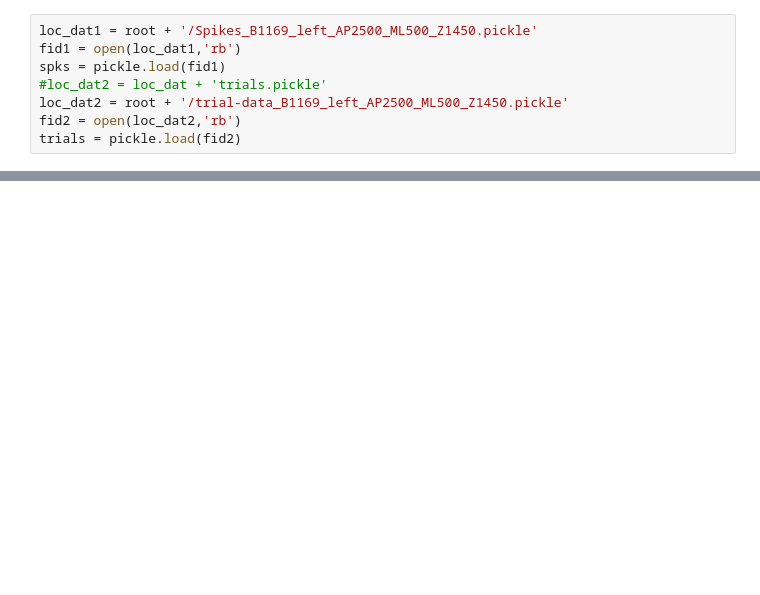
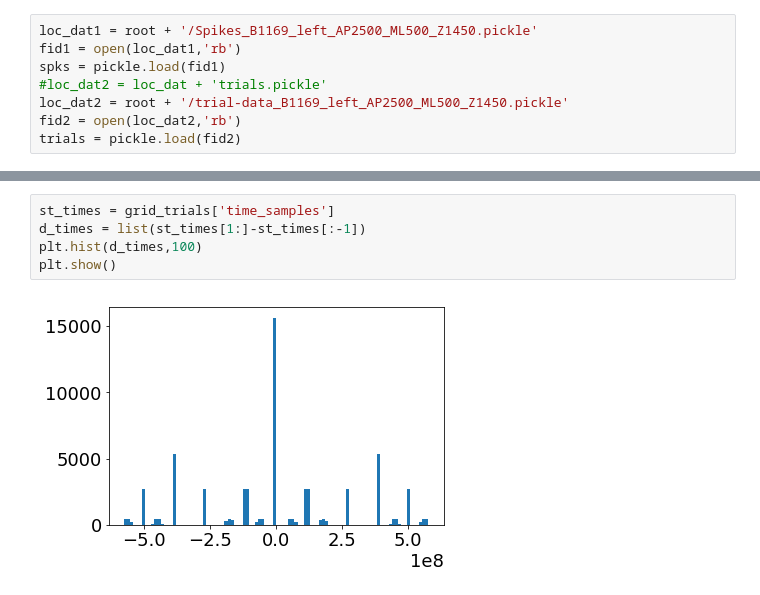
Before and after one commit to TimCSheehan/try_STRF, a Jupyter notebook: attempt_big_grid.ipynb, the cells around one changed output, grey strips where cells are left out. Saved outputs shown, nothing was run; the diff lists cells and outputs as text; blank space fills up the shorter version.

```diff
--- a/attempt_big_grid.ipynb
+++ b/attempt_big_grid.ipynb
@@ -62,0 +85,7 @@ AttributeError: 'DataFrame' object has no attribute 'stim_points'
+# %%
+st_times = grid_trials['time_samples']
+d_times = list(st_times[1:]-st_times[:-1])
+plt.hist(d_times,100)
+plt.show()
+# %% [output]
+[figure, added]
```
Also changed, not shown: parts of 12 cells of this notebook.
